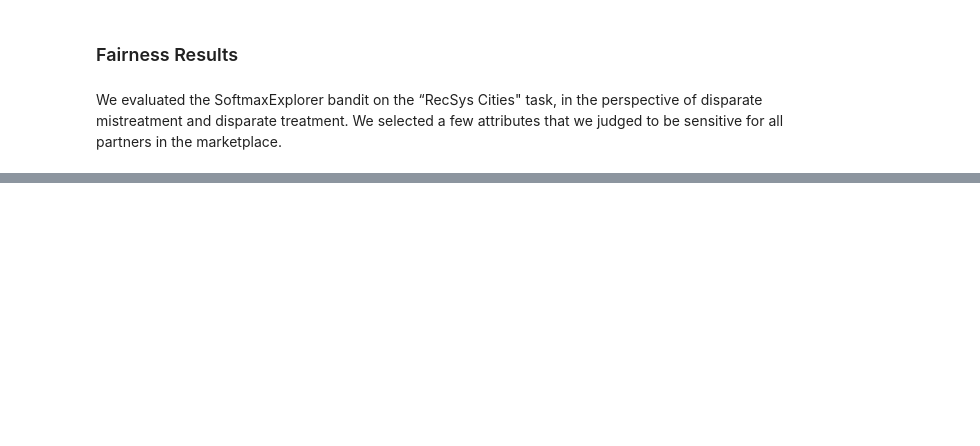
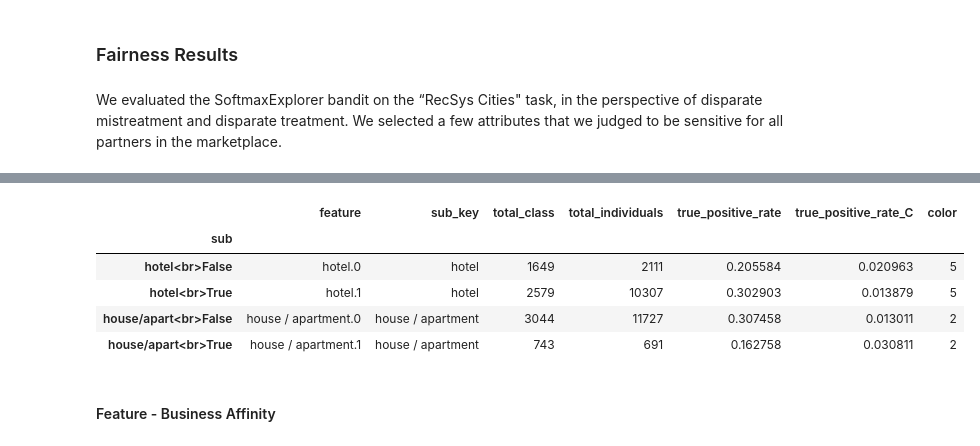
Before and after one commit to deeplearningbrasil/mars-gym-experiments, a Jupyter notebook: scripts/notebooks/Results.ipynb, the cells around one changed output, grey strips where cells are left out. Drawn from its saved outputs; the diff is of its cells as text; code cells hidden in the pictures; blank space fills up the shorter version.

```diff
--- a/scripts/notebooks/Results.ipynb
+++ b/scripts/notebooks/Results.ipynb
@@ -210,0 +301,27 @@ disparate mistreatment and disparate treatment. We selected a few attributes tha
+# %%
+input_models_eval = 'InteractionTraining____mars_gym_model_b___logit_multipli_9dd8714dfd_96b9d686ee'
+list_input_features    = ['hotel', 'house / apartment']
+input_metrics     = 'true_positive_rate'
+# %%
+metrics = []
+for input_features in list_input_features:
+    df_all_metrics    = load_fairness_metrics().loc[input_models_eval]
+    df_instances      = load_fairness_df().loc[input_models_eval]
+    df_all_metric_filter = df_all_metrics[df_all_metrics.sub_key.isin([input_features])]
+
+    columns         = list(np.unique(['sub_key', 'sub', 'feature', 'total_class', 'total_individuals'] + [input_metrics]))
+    if input_metrics+"_C" in df_all_metrics.columns:
+        columns.append(input_metrics+"_C")
+
+    df_metrics      = filter_df(df_all_metrics, input_models_eval, columns, 'sub')
+
+    df_metrics      = df_metrics[df_metrics.sub_key.isin([input_features])]
+    if sub_map != None:
+        df_metrics['sub'] = df_metrics['sub'].map(sub_map)
+
+    df_metrics      = df_metrics.sort_values("feature").set_index("sub")
+    df_metrics      = df_metrics.sort_values(input_metrics)
+    metrics.append(df_metrics)
+
+metrics = pd.concat(metrics).reset_index().sort_values(['sub_key', 'sub'])
+metrics
@@ -210,0 +334,13 @@ disparate mistreatment and disparate treatment. We selected a few attributes tha
+# %%
+#metrics.reset_index().sort_values('sub_key')
+metrics['color'] = [5,5, 2,2]
+metrics['sub']   = ['hotel<br>False', 'hotel<br>True', 'house/apart<br>False', 'house/apart<br>True']
+metrics = metrics.set_index('sub')
+metrics
+# %% [output]
+|  | feature | sub_key | total_class | total_individuals | true_positive_rate | true_positive_rate_C | color |
+| sub |  |  |  |  |  |  |  |
+| hotel<br>False | hotel.0 | hotel | 1649 | 2111 | 0.205584 | 0.020963 | 5 |
+| hotel<br>True | hotel.1 | hotel | 2579 | 10307 | 0.302903 | 0.013879 | 5 |
+| house/apart<br>False | house / apartment.0 | house / apartment | 3044 | 11727 | 0.307458 | 0.013011 | 2 |
+| house/apart<br>True | house / apartment.1 | house / apartment | 743 | 691 | 0.162758 | 0.030811 | 2 |
@@ -210,0 +373,2 @@ disparate mistreatment and disparate treatment. We selected a few attributes tha
+# %% [markdown]
+#### Feature - Business Affinity
```
Also changed, not shown: parts of 32 cells of this notebook, 11 other files.
